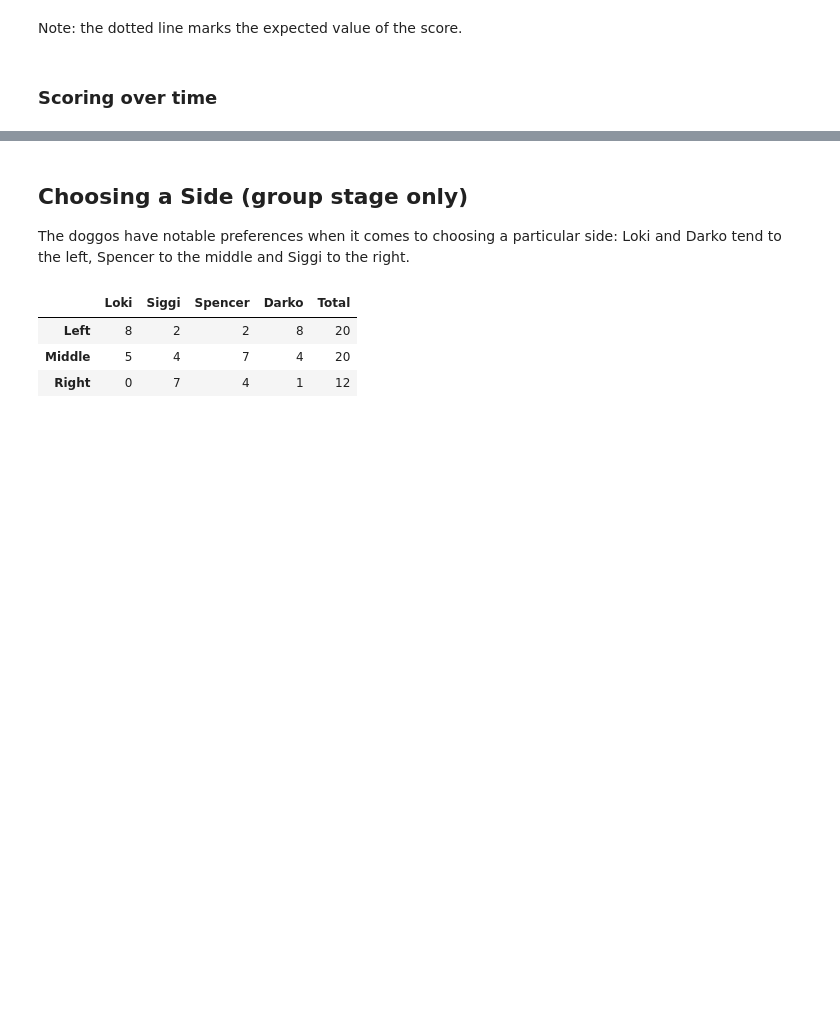
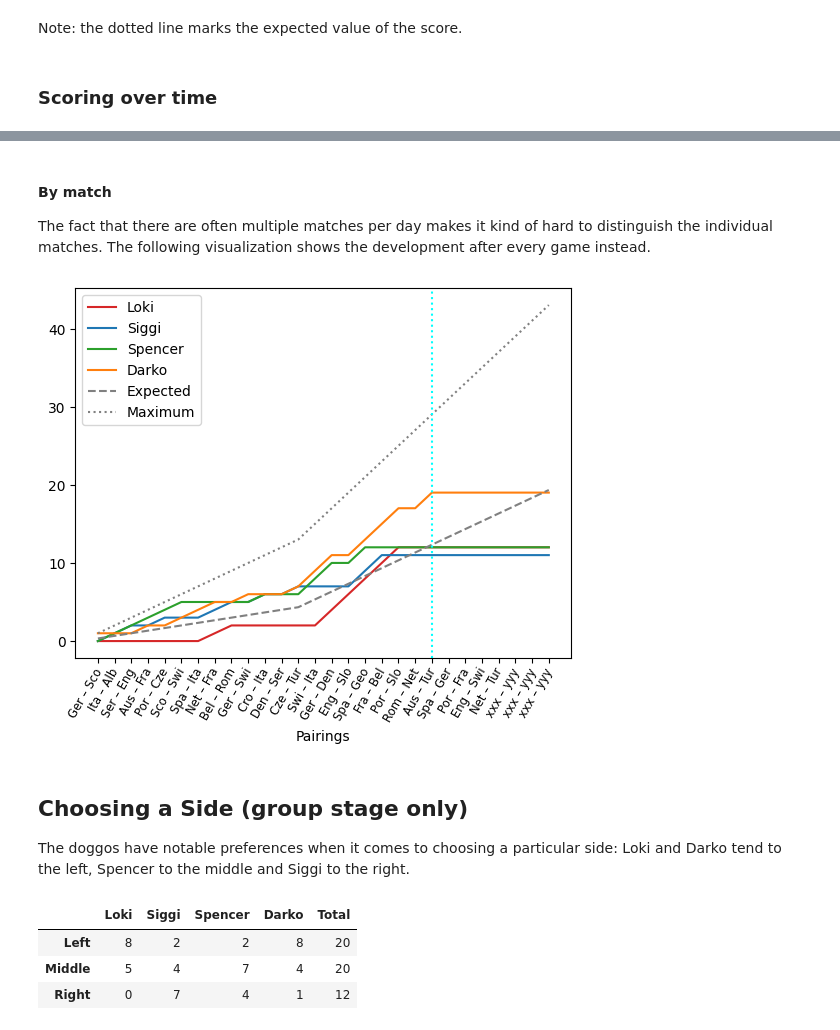
Before and after one commit to ben-tinc/pawracle, a Jupyter notebook: pawracle.ipynb, the cells around one changed output, grey strips where cells are left out. Cells and saved outputs as stored; diff of their text form; code cells hidden in the pictures; blank space fills up the shorter version.

Commit message:
include scoring over matches

```diff
--- a/pawracle.ipynb
+++ b/pawracle.ipynb
@@ -111,3 +114,22 @@ with sns.color_palette(ot_palette):
+# %% [markdown]
+#### By match
+
+The fact that there are often multiple matches per day makes it kind of hard to distinguish the individual matches. The following visualization shows the development after every game instead.
+# %%
+over_time['Pairings'] = data['home'].str[0:3] + ' – ' + data['away'].str[0:3]
+with sns.color_palette(ot_palette):
+    ax = over_time.plot(kind='line', x='Pairings',
+                        y=['Loki', 'Siggi', 'Spencer', 'Darko', 'Expected', 'Maximum'],
+                        style=['-', '-', '-', '-', '--', ':'])
+    ax.set_xticks([idx for idx in range(over_time['Pairings'].size)],
+                  over_time['Pairings'],
+                  rotation=60, va='center_baseline', ha='right', rotation_mode='anchor',
+                 size='small')
+    latest = over_time[data['result'] != 'x']['Pairings'].size - 1
+    ax.axvline(x=latest, ymin=0, ymax=1, color='cyan', linestyle=':')
+    plt.show(ax)
+# %% [output]
+[figure, added]
 # %% [markdown]
 ## Choosing a Side (group stage only)
 
```
Also changed, not shown: parts of 6 cells of this notebook.
